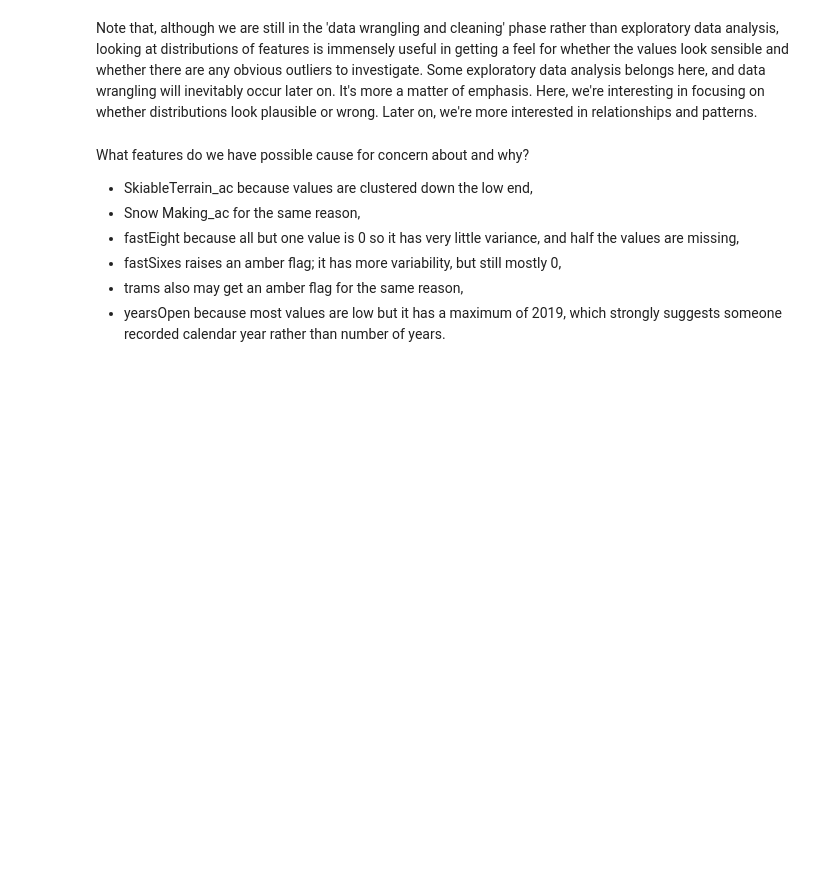
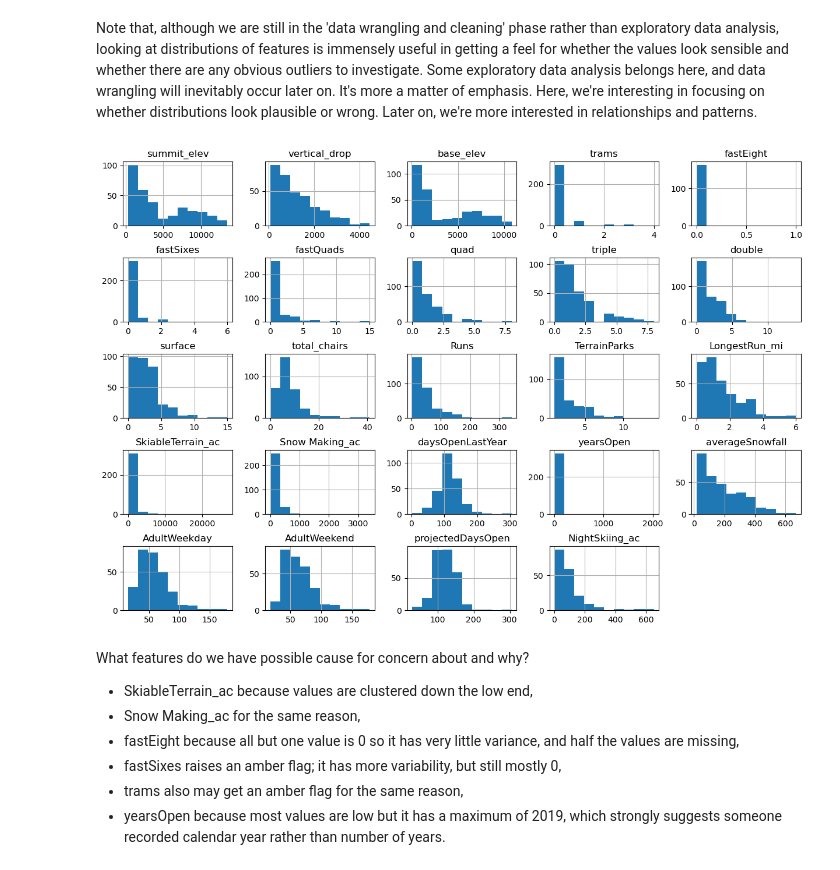
Before and after one commit to Thampi-hub/DataScienceGuidedCapstone, a Jupyter notebook: Notebooks/02_data_wrangling.ipynb, the cells around one changed output. Cells and saved outputs as stored; diff of their text form; code cells hidden in the pictures; blank space fills up the shorter version.

```diff
--- a/Notebooks/02_data_wrangling.ipynb
+++ b/Notebooks/02_data_wrangling.ipynb
@@ -504,12 +389,14 @@ Note that, although we are still in the 'data wrangling and cleaning' phase rath
 # %%
 #Code task 18#
 #Call ski_data's `hist` method to plot histograms of each of the numeric features
 #Try passing it an argument figsize=(15,10)
 #Try calling plt.subplots_adjust() with an argument hspace=0.5 to adjust the spacing
 #It's important you create legible and easy-to-read plots
-ski_data.___(___)
-#plt.subplots_adjust(hspace=___);
+ski_data.hist(figsize=(15,10))
+plt.subplots_adjust(hspace=0.5)
 #Hint: notice how the terminating ';' "swallows" some messy output and leads to a tidier notebook
+# %% [output]
+[figure, added]
 # %% [markdown]
 What features do we have possible cause for concern about and why?
 
```
Also changed, not shown: parts of 47 cells of this notebook, 2 other files.
